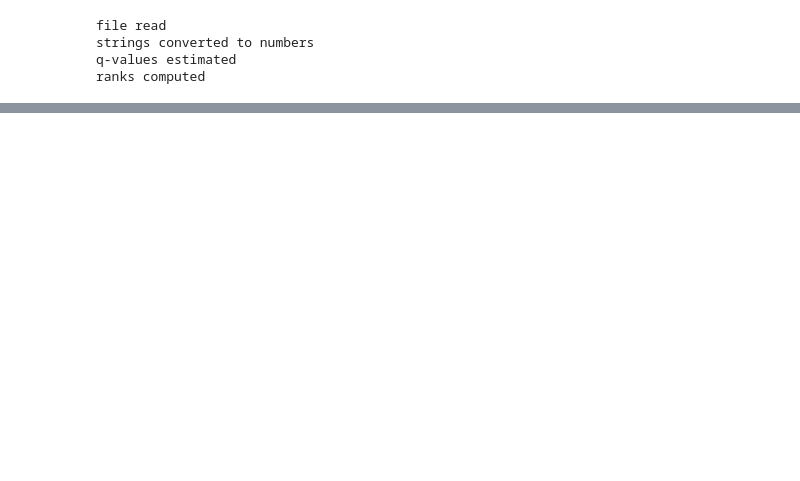
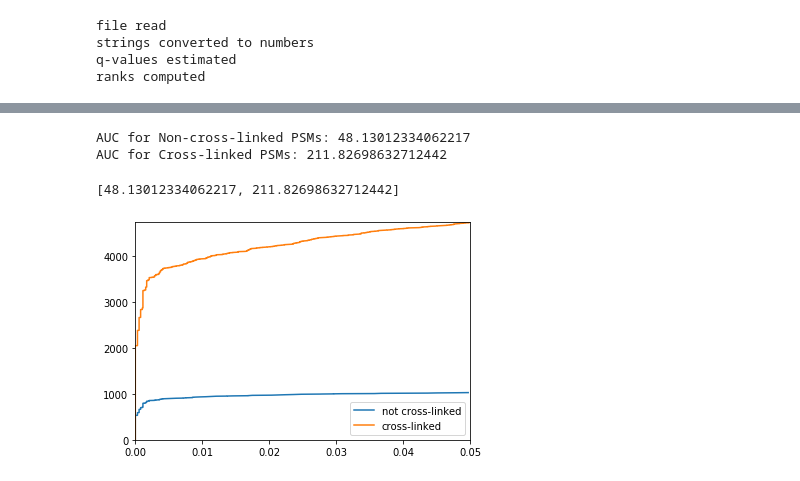
Before and after one commit to emilpaulitz/Bachelor-Thesis, a Jupyter notebook: src/Main.ipynb, the cells around one changed output, grey strips where cells are left out. Cells and saved outputs as stored; diff of their text form; code cells hidden in the pictures; blank space fills up the shorter version.

```diff
--- a/src/Main.ipynb
+++ b/src/Main.ipynb
@@ -35,0 +35,7 @@ len(df[df['q-val'] <= 0.01])
+# %%
+evalXL(p)
+# %% [output]
+AUC for Non-cross-linked PSMs: 48.13012334062217
+AUC for Cross-linked PSMs: 211.82698632712442
+[48.13012334062217, 211.82698632712442]
+[figure, added]
```
Also changed, not shown: parts of 4 cells of this notebook, 3 other files.
